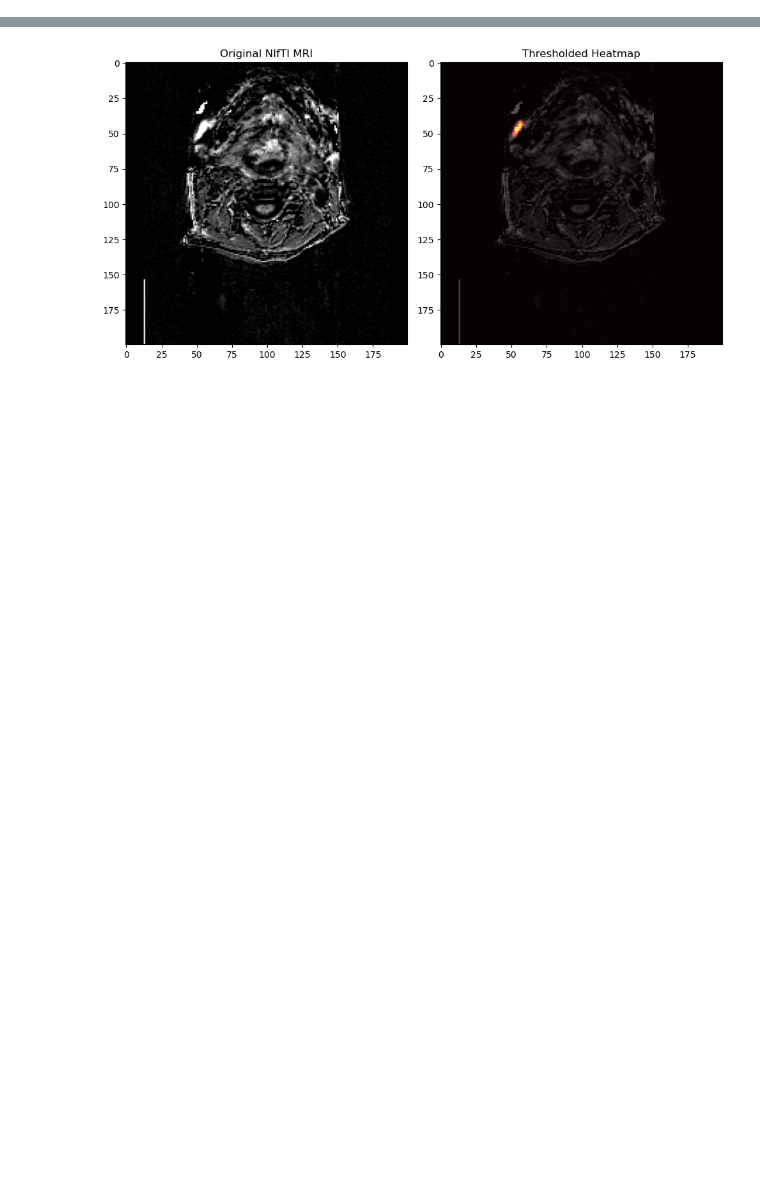
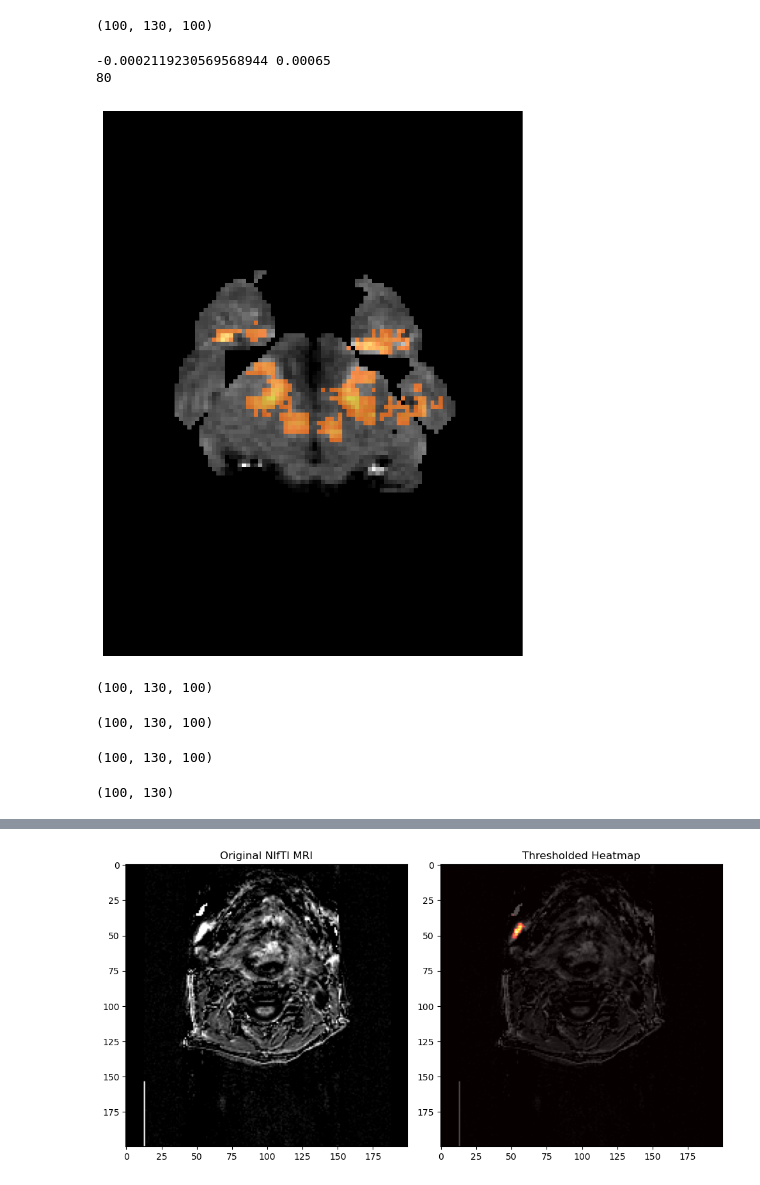
Before and after one commit to alexCortinaU/parkinson_classification, a Jupyter notebook: plots_and_figures.ipynb, the cells around one changed output, grey strips where cells are left out. Saved outputs shown, nothing was run; the diff lists cells and outputs as text; code cells hidden in the pictures; blank space fills up the shorter version.

```diff
--- a/plots_and_figures.ipynb
+++ b/plots_and_figures.ipynb
@@ -2,6 +2,12 @@
 import numpy as np
 import nibabel as nib
 import matplotlib.pyplot as plt
+from pathlib import Path
+import os
+import pandas as pd
+import cv2 as cv2
+
+from captum.attr import visualization as viz
 
 def display_nifti_with_heatmap(nifti_path, heatmap_path, slice, threshold=0.5, alpha=0.7):
     # Load the NIfTI image
@@ -34,3 +40,21 @@ def display_nifti_with_heatmap(nifti_path, heatmap_path, slice, threshold=0.5, a
 
     # Show the plot
     plt.show()
+
+# function to min max normalize the image
+def min_max_normalize(img):
+    img_min = np.min(img)
+    img_max = np.max(img)
+    img = img - img_min
+    img = img / (img_max - img_min)
+    # cast to 255 and uint8
+    img = (img * 255).astype(np.uint8)
+    # return min and max to normalize further any number
+    return img, img_min, img_max
+
+def normalize_threshold(original_th, original_min, original_max, dtype):
+    # normalize the threshold
+    normalized_th = (original_th - original_min) / (original_max - original_min)
+    # cast to the original dtype
+    normalized_th = (normalized_th * 255).astype(dtype)
+    return normalized_th
@@ -36,0 +160,39 @@ def display_nifti_with_heatmap(nifti_path, heatmap_path, slice, threshold=0.5, a
+# %%
+subject = 'sub-019'
+exp_name = '6A_hMRI_R2s_WLS1_optim_adam_lr_0.01'
+xai_type = 'grad_based' # grad_based occ_sens
+exp_path_o = Path(f'/mrhome/alejandrocu/Documents/parkinson_classification/xai_outs/{subject}/occ_sens/{exp_name}')
+exp_path = Path(f'/mrhome/alejandrocu/Documents/parkinson_classification/xai_outs/{subject}/{xai_type}/{exp_name}')
+if xai_type == 'occ_sens':
+    attr_map = nib.load(str(exp_path / f"final_{subject}_R2s_WLS1_occ_s5_ps8_occ_result.nii.gz")).get_fdata()
+else:
+    attr_map = nib.load(str(exp_path / f"final_{subject}_R2s_WLS1_IntegratedGrads_nsteps_200_result.nii.gz")).get_fdata()
+og_image = nib.load(str(exp_path_o / f"final_{subject}_R2s_WLS1_occ_s5_ps8_og_img.nii.gz"))
+og_nda = og_image.get_fdata()
+print(og_nda.shape)
+# %% [output]
+(100, 130, 100)
+# %%
+roi_img = overlay_heatmap_on_image(og_nda, attr_map, 0.00006, 68, axis=2,
+                                   cv2_cmap=cv2.COLORMAP_WINTER, alpha=0.8, attr_max=0.00065) # 00065
+
+plt.figure(figsize=(10, 10))
+plt.imshow(np.flip(np.rot90(roi_img), axis=1))
+plt.axis('off')
+plt.show()
+# %% [output]
+-0.0002119230569568944 0.00065
+80
+[figure, added]
+# %%
+attr_map.shape
+# %% [output]
+(100, 130, 100)
+# %%
+attr_map.shape
+# %% [output]
+(100, 130, 100)
+# %%
+attr_map.shape
+# %% [output]
+(100, 130, 100)
@@ -36,0 +206,4 @@ def display_nifti_with_heatmap(nifti_path, heatmap_path, slice, threshold=0.5, a
+# %%
+get_slice_from_image(attr_map_th, 40, 2).shape
+# %% [output]
+(100, 130)
```
Also changed, not shown: parts of 7 cells of this notebook, 7 other files.
